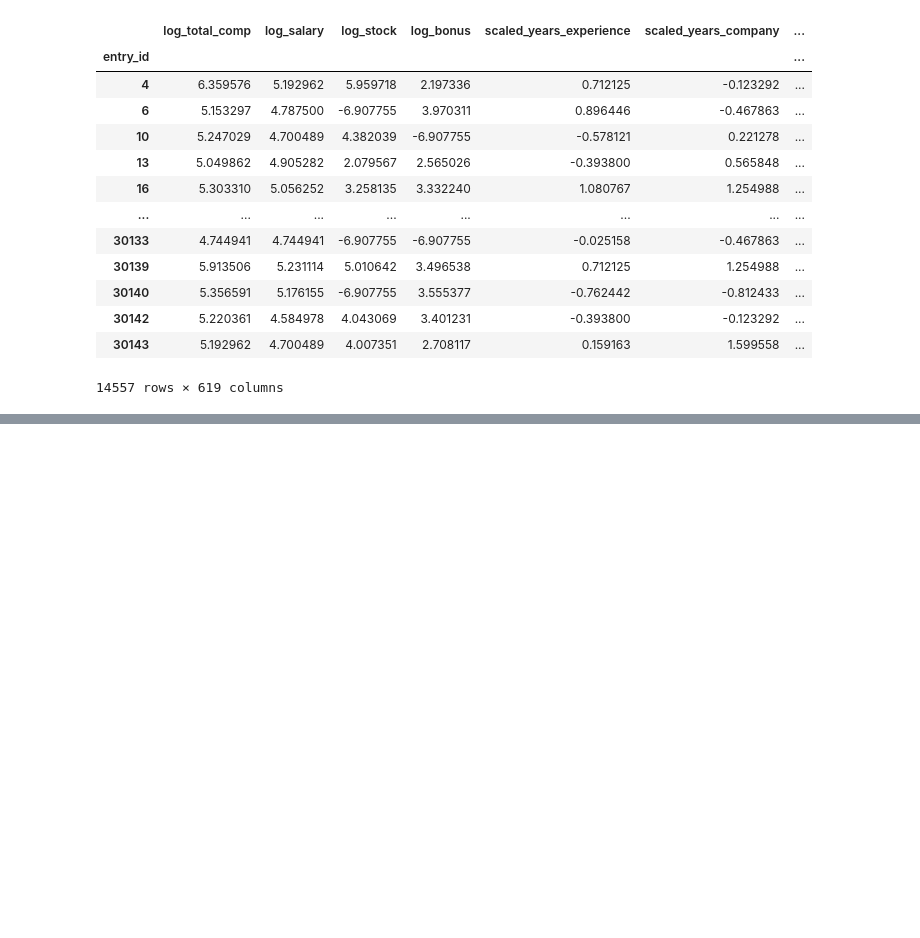
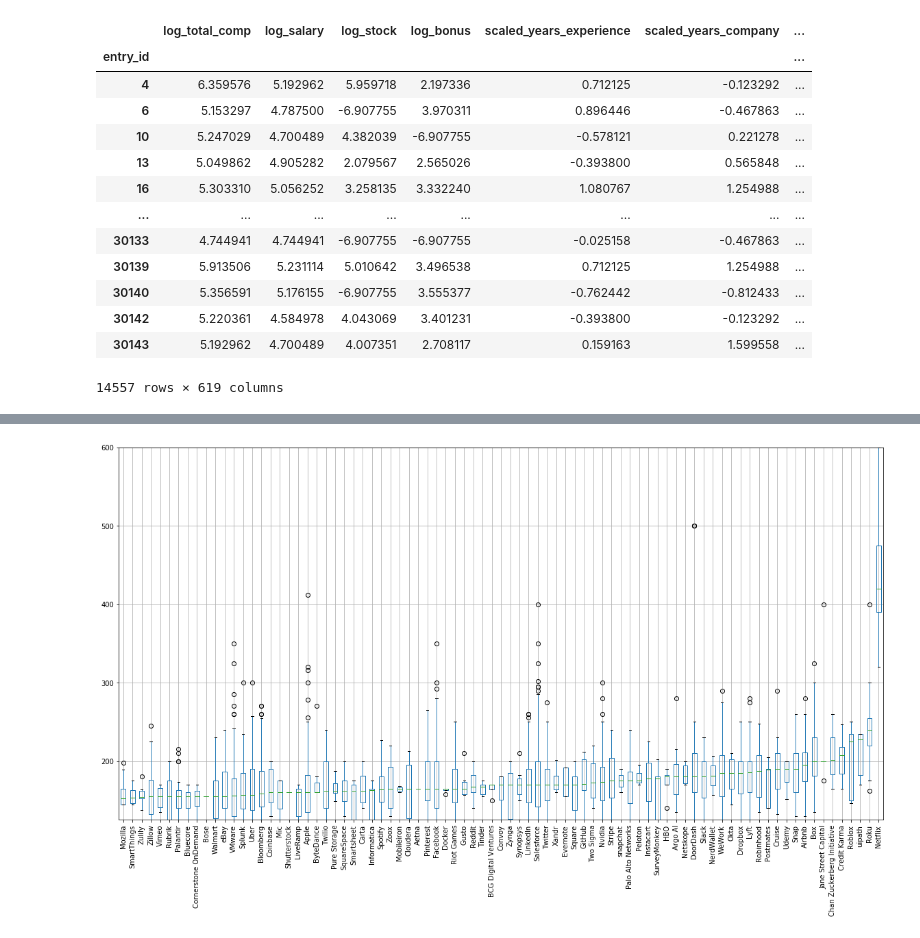
Before and after one commit to simonayzman/CompensationNegotiation, a Jupyter notebook: Data Preparation.ipynb, the cells around one changed output, grey strips where cells are left out. Saved outputs shown, nothing was run; the diff lists cells and outputs as text; code cells hidden in the pictures; blank space fills up the shorter version.

Commit message:
Added minor data exploration to data preparation notebook

```diff
--- a/Data Preparation.ipynb
+++ b/Data Preparation.ipynb
@@ -553,0 +556,5 @@ comp_final_interactions.to_csv('data/prepped_comp_data_interactions.csv')
+# %%
+comp.location = clean_locations
+comp.company = clean_companies
+comp.tag = clean_tags
+comp
@@ -553,0 +576,10 @@ comp_final_interactions.to_csv('data/prepped_comp_data_interactions.csv')
+# %%
+def boxplot_sorted(df, by, column, above = 0):
+    df2 = pd.DataFrame({col:vals[column] for col, vals in df.groupby(by)})
+    meds = df2.median().sort_values()
+    return df2[meds[meds > above].index].boxplot(rot=90)
+# %%
+salary_plot = boxplot_sorted(comp, ['company'], 'salary', 150)
+salary_plot = salary_plot.set_ylim([125, 600])
+# %% [output]
+[figure, added]
```
Also changed, not shown: parts of 6 cells of this notebook.
